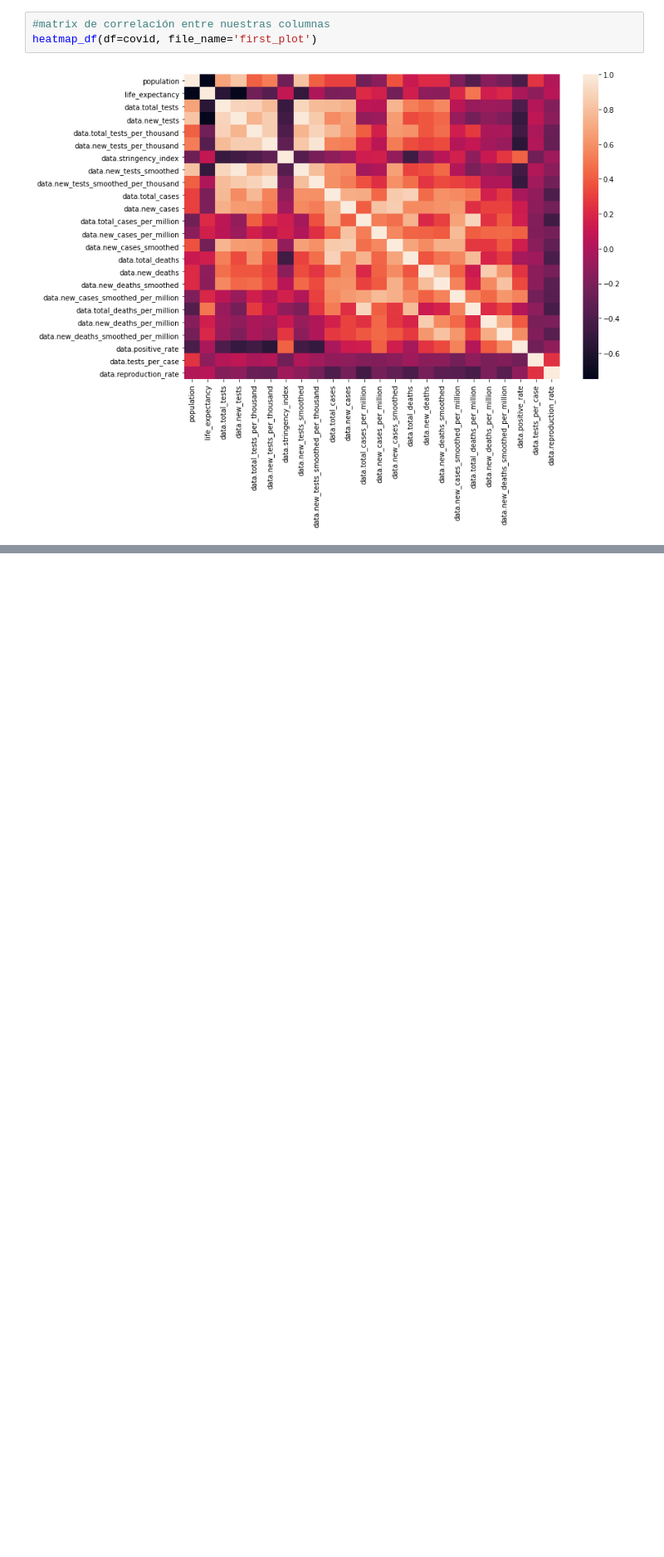
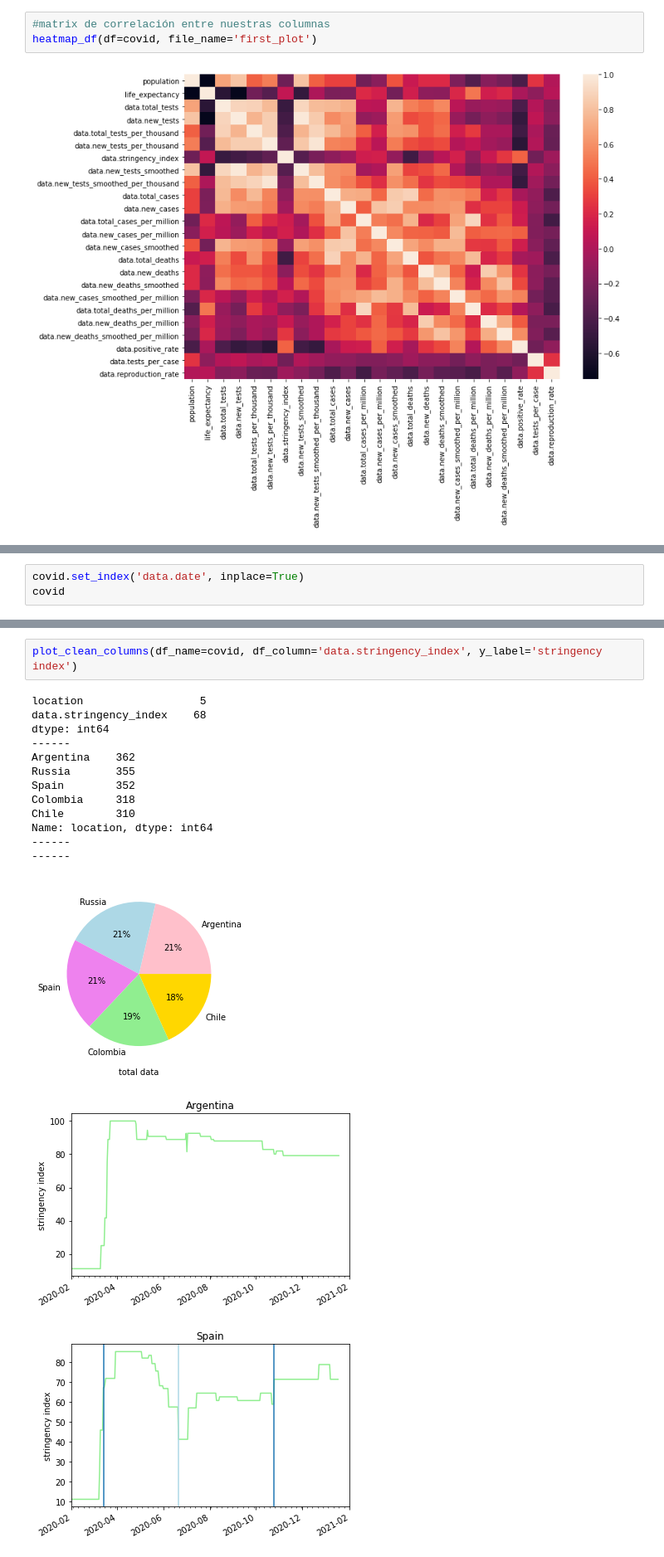
Before and after one commit to EDA-COVID/Proyecto_equipo, a Jupyter notebook: src/main.ipynb, the cells around one changed output, grey strips where cells are left out. Shown at 83% size. Cells and saved outputs as stored; diff of their text form; blank space fills up the shorter version.

Commit message:
plots

```diff
--- a/src/main.ipynb
+++ b/src/main.ipynb
@@ -241 +241,4 @@ continent                                        0
 dtype: int64
+# %%
+covid.set_index('data.date', inplace=True)
+covid
@@ -241,0 +260,18 @@ dtype: int64
+# %%
+plot_clean_columns(df_name=covid, df_column='data.stringency_index', y_label='stringency index')
+# %% [output]
+location                  5
+data.stringency_index    68
+dtype: int64
+------
+Argentina    362
+Russia       355
+Spain        352
+Colombia     318
+Chile        310
+Name: location, dtype: int64
+------
+------
+[figure, added]
+[figure, added]
+[figure, added]
```
Also changed, not shown: parts of 14 cells of this notebook, 2 other files.
